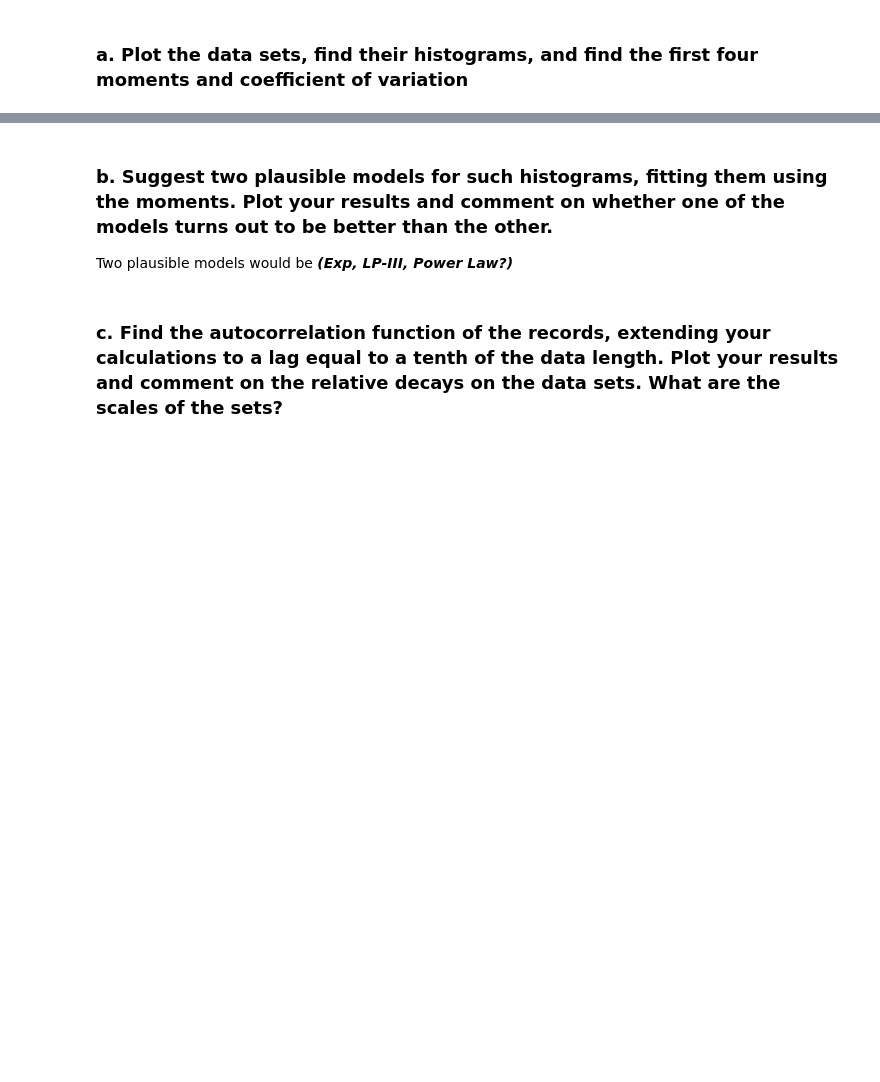
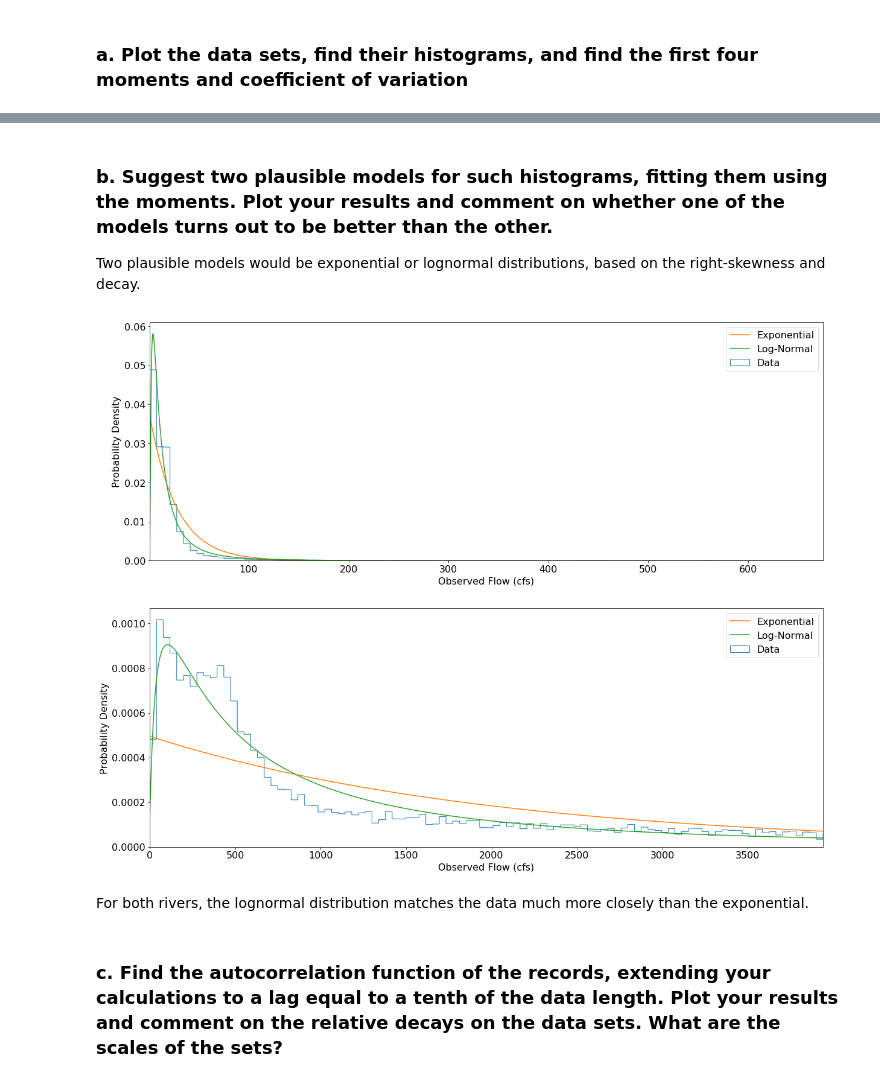
Before and after one commit to klarrieu/HYD142, a Jupyter notebook: Project.ipynb, the cells around one changed output, grey strips where cells are left out. Drawn from its saved outputs; the diff is of its cells as text; code cells hidden in the pictures; blank space fills up the shorter version.

Commit message:
fitted dists

```diff
--- a/Project.ipynb
+++ b/Project.ipynb
@@ -70,7 +71,27 @@ a_df
 # %% [markdown]
 ### b. Suggest two plausible models for such histograms, fitting them using the moments. Plot your results and comment on whether one of the models turns out to be better than the other.
 
-Two plausible models would be ***(Exp, LP-III, Power Law?)***
+Two plausible models would be exponential or lognormal distributions, based on the right-skewness and decay.
+# %%
+distributions = [stats.expon, stats.lognorm]
+dist_names = ['Exponential', 'Log-Normal']
+
+fig, ax = plt.subplots(2, 1, figsize=(20, 16))
+for i, df in enumerate([df_az, df_or]):
+    ax[i].hist(df.Flow, density=True, histtype='step', bins=1000, label='Data')
+    for di, dist in enumerate(distributions):
+        params = dist.fit(df.Flow)
+        x = np.linspace(min(df.Flow), 0.1*max(df.Flow), 1001)
+        fitted_pdf = dist.pdf(x, *params)
+        ax[i].plot(x, fitted_pdf, label=dist_names[di])
+        ax[i].set(xlabel='Observed Flow (cfs)', ylabel='Probability Density',
+                  xlim=[min(df.Flow), 0.1*max(df.Flow)])
+        ax[i].legend()
+plt.show()
+# %% [output]
+[figure, added]
+# %% [markdown]
+For both rivers, the lognormal distribution matches the data much more closely than the exponential.
 # %% [markdown]
 ### c. Find the autocorrelation function of the records, extending your calculations to a lag equal to a tenth of the data length. Plot your results and comment on the relative decays on the data sets. What are the scales of the sets?
 # %%
```
Also changed, not shown: parts of 3 cells of this notebook, 2 other files.
